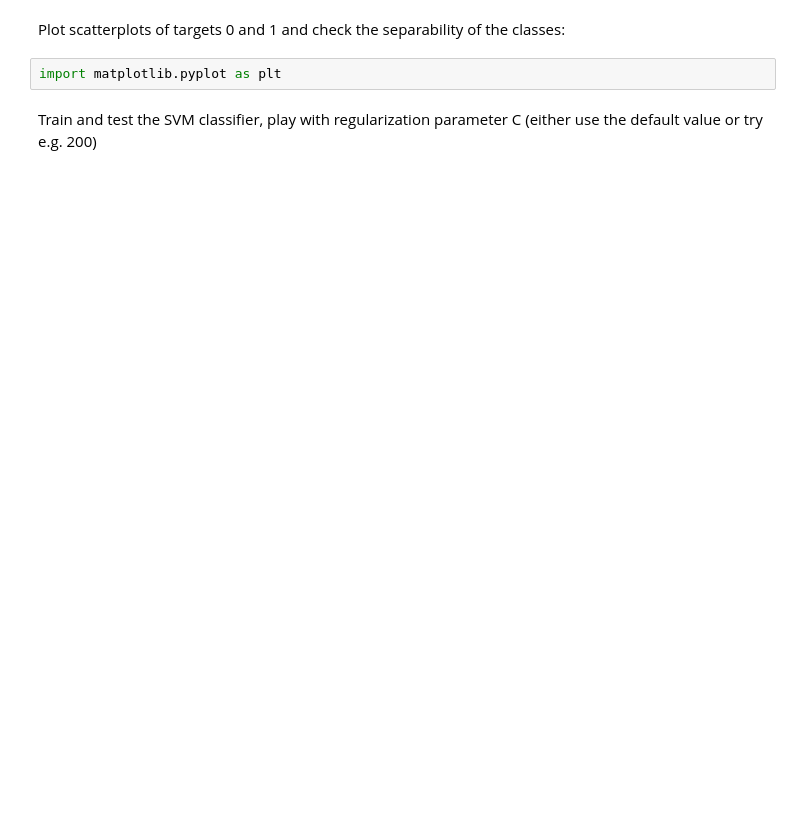
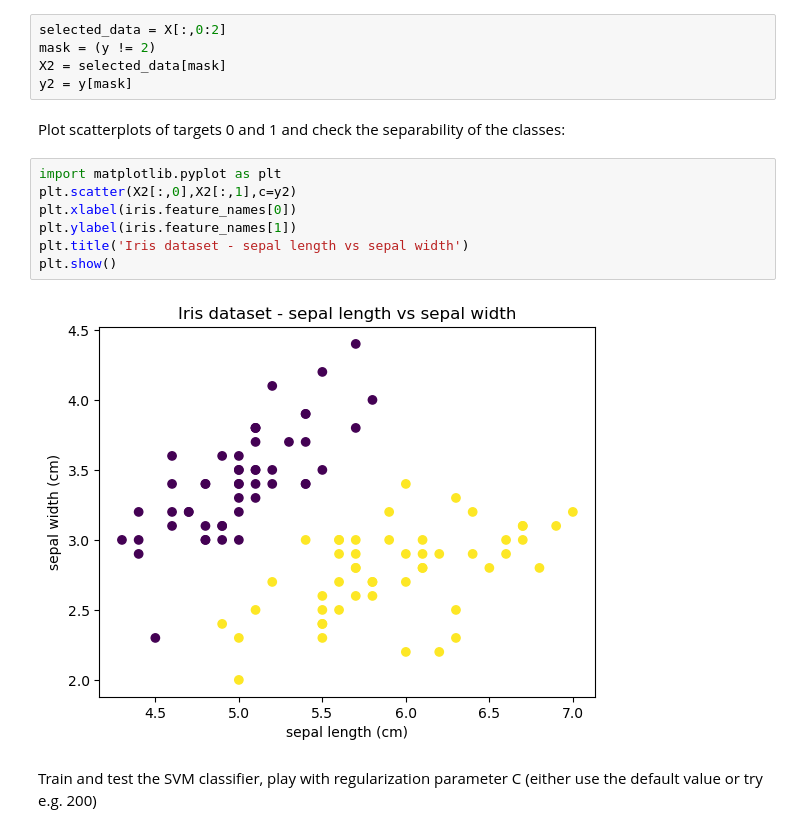
Before and after one commit to Zoomma1/VUT_Machine_Learning_Fundamentals_Victor_Germain, a Jupyter notebook: MPA_MLF_SVM_2students_comments.ipynb, the cells around one changed output. Cells and saved outputs as stored; diff of their text form; blank space fills up the shorter version.

```diff
--- a/MPA_MLF_SVM_2students_comments.ipynb
+++ b/MPA_MLF_SVM_2students_comments.ipynb
@@ -47,9 +57,21 @@ Let's explore more now.
 
 *   Choose only first two features (columns) of iris.data
 *   SVM is in its basic form a 2-class classifier, so eliminate iris.target =2 from the data
+# %%
+selected_data = X[:,0:2]
+mask = (y != 2)
+X2 = selected_data[mask]
+y2 = y[mask]
 # %% [markdown]
 Plot scatterplots of targets 0 and 1 and check the separability of the classes:
-# %%
-import matplotlib.pyplot as plt
+# %%
+import matplotlib.pyplot as plt
+plt.scatter(X2[:,0],X2[:,1],c=y2)
+plt.xlabel(iris.feature_names[0])
+plt.ylabel(iris.feature_names[1])
+plt.title('Iris dataset - sepal length vs sepal width')
+plt.show()
+# %% [output]
+[figure, added]
 # %% [markdown]
 Train and test the SVM classifier, play with regularization parameter C (either use the default value or try e.g. 200)
```
Also changed, not shown: parts of 10 cells of this notebook.
